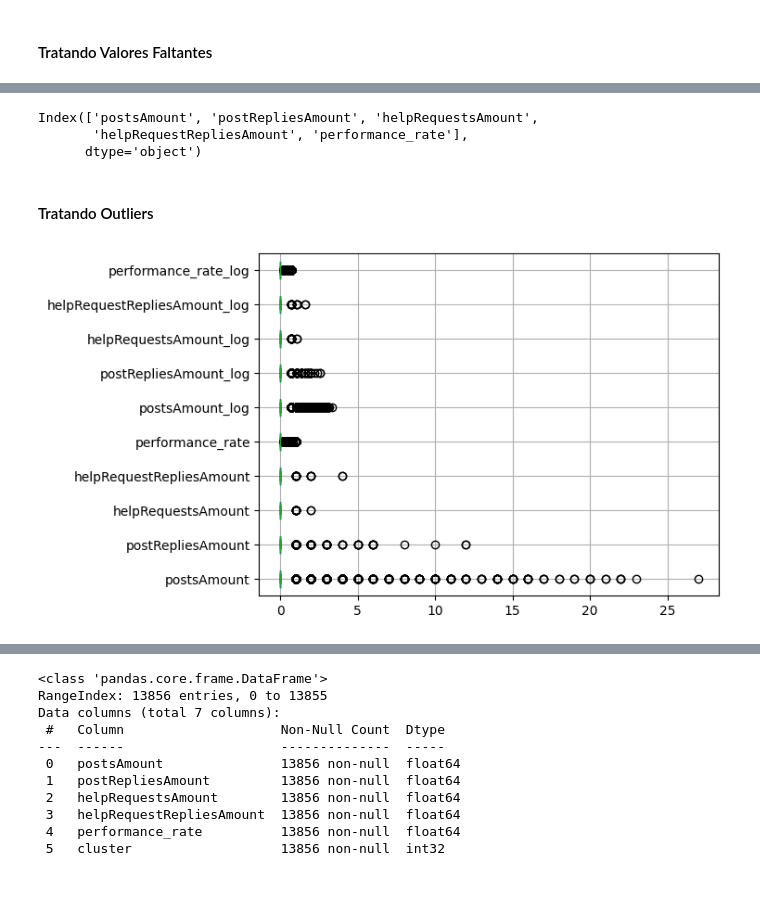
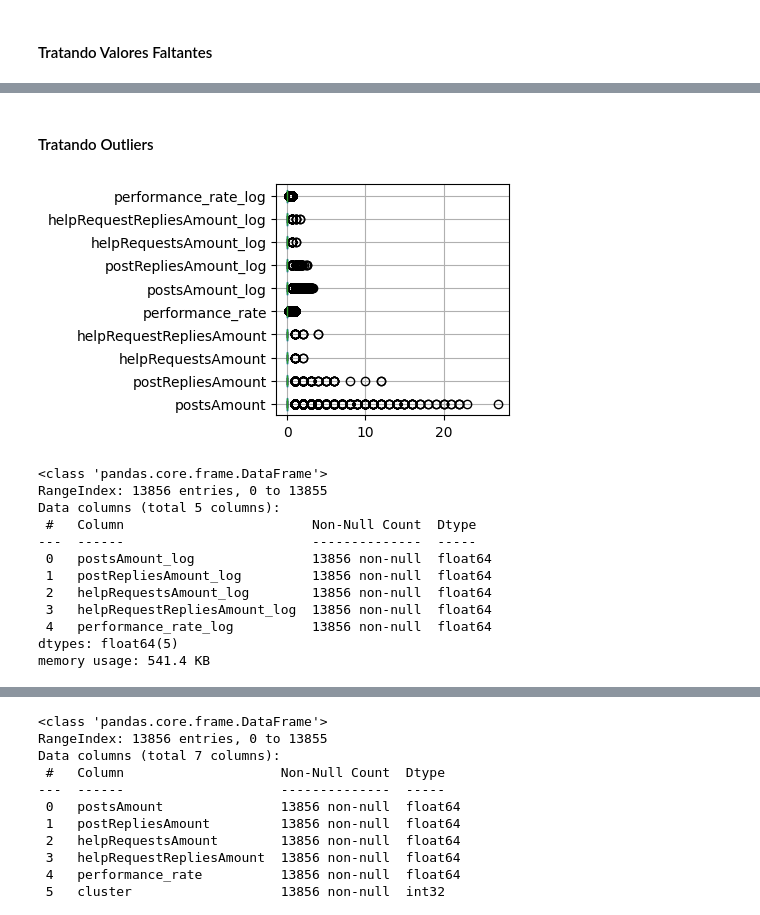
Before and after one commit to matheussilvaviitra/Classificador_engajamento, a Jupyter notebook: engajamento_uns_new.ipynb, the cells around one changed output, grey strips where cells are left out. Cells and saved outputs as stored; diff of their text form; code cells hidden in the pictures; blank space fills up the shorter version.

```diff
--- a/engajamento_uns_new.ipynb
+++ b/engajamento_uns_new.ipynb
@@ -220,4 +222,4 @@ memory usage: 595.5 KB
 #### Tratando Valores Faltantes
 # %%
 inputer = KNNImputer(n_neighbors=5)
-inputer.fit(train_set)
+train_set_inpute = inputer.fit_transform(train_set)
@@ -226,5 +226,5 @@ KNNImputer()
 # %%
-train_set_inpute = inputer.transform(train_set)
+# train_set_inpute = inputer.transform(train_set)
 # %%
 train_set_inputado = pd.DataFrame(
     train_set_inpute,
@@ -262,9 +259,5 @@ train_set.describe()
 # %%
-print(train_set.columns)
+# print(train_set.columns)
-# %% [output]
-Index(['postsAmount', 'postRepliesAmount', 'helpRequestsAmount',
-       'helpRequestRepliesAmount', 'performance_rate'],
-      dtype='object')
 # %% [markdown]
 #### Tratando Outliers
 # %%
@@ -280,8 +271,8 @@ for col in colunas_para_log:
 # %%
-df_features.boxplot(vert=False)
+df_features.boxplot(vert=False, figsize= (3,3))
 plt.show()
 # %% [output]
-[figure, old version]
+[figure, new version]
 # %%
 # Encontrar todas as colunas que terminam com '_log'
 log_cols = [col for col in df_features.columns if col.endswith('_log')]
@@ -294,6 +285,19 @@ final_cols_to_keep = [col for col in df_features.columns if col not in original_
 
 
 # --- Passo 2: Criar o DataFrame Final ---
-
 train_set_final = df_features[final_cols_to_keep]
+train_set_final.info()
+# %% [output]
+<class 'pandas.core.frame.DataFrame'>
+RangeIndex: 13856 entries, 0 to 13855
+Data columns (total 5 columns):
+ #   Column                        Non-Null Count  Dtype
+---  ------                        --------------  -----
+ 0   postsAmount_log               13856 non-null  float64
+ 1   postRepliesAmount_log         13856 non-null  float64
+ 2   helpRequestsAmount_log        13856 non-null  float64
+ 3   helpRequestRepliesAmount_log  13856 non-null  float64
+ 4   performance_rate_log          13856 non-null  float64
+dtypes: float64(5)
+memory usage: 541.4 KB
 # %%
```
Also changed, not shown: parts of 49 cells of this notebook.
